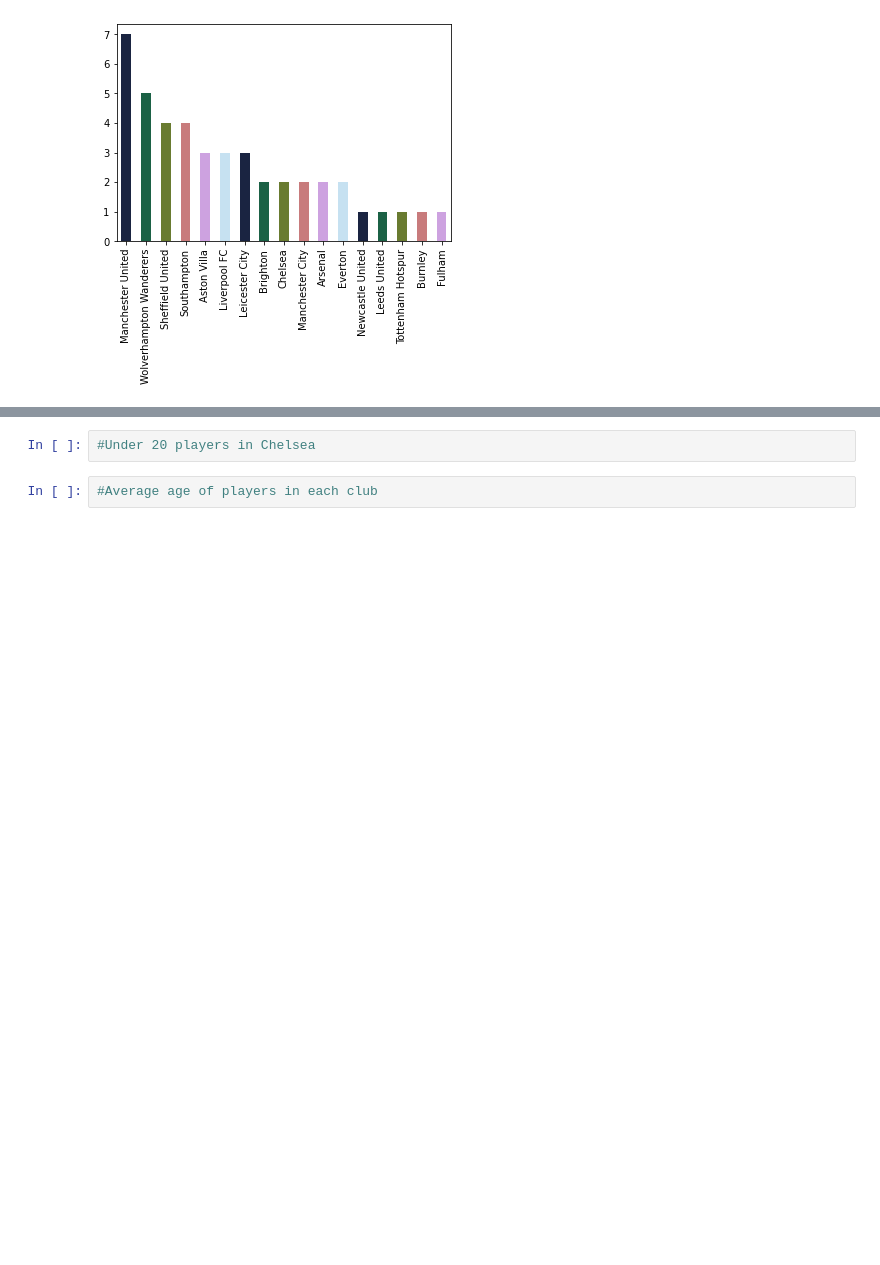
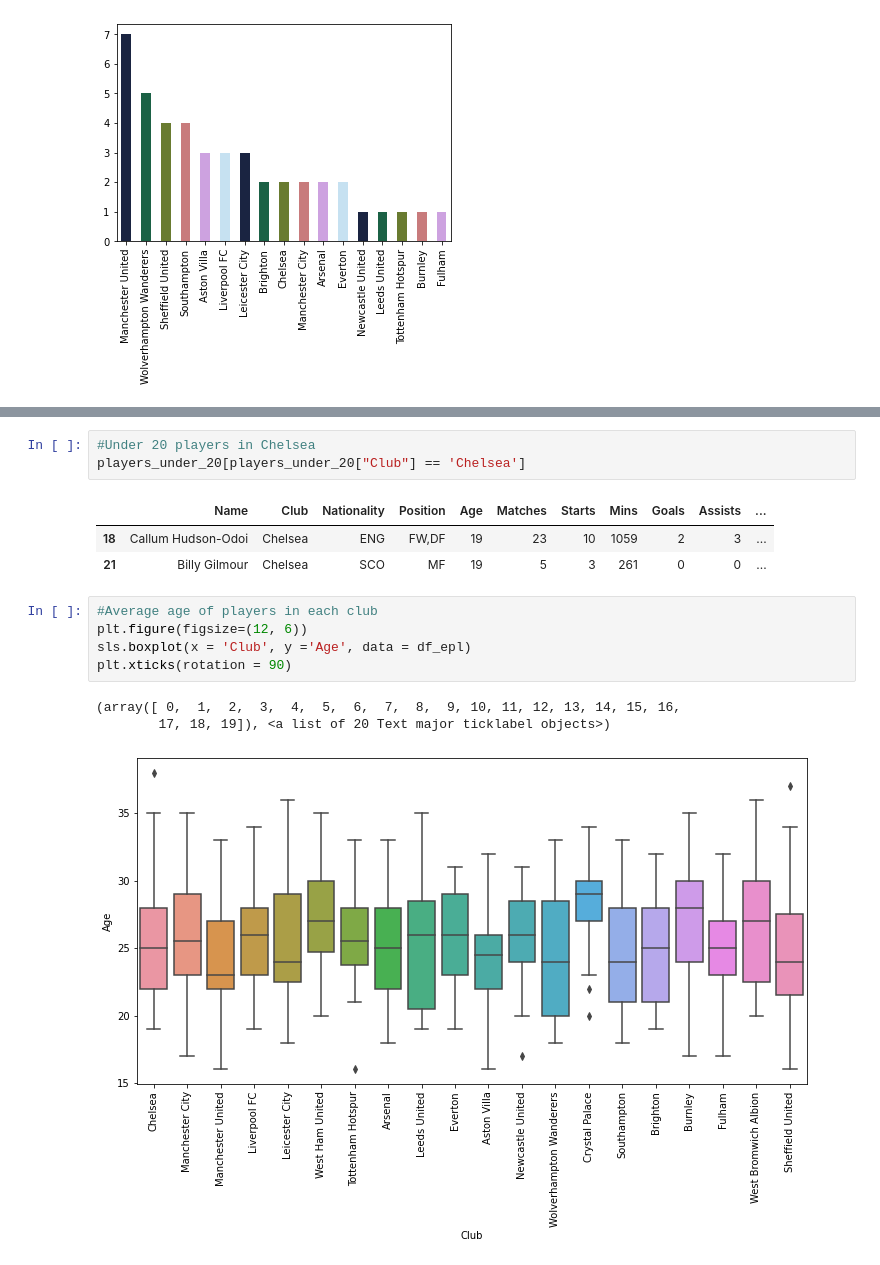
Before and after one commit to WashingtonRapul/EPL-2020-2021-Data-Ananlysis, a Jupyter notebook: EPL_20_21_Data_Analysis.ipynb, the cells around one changed output, grey strips where cells are left out. Saved outputs shown, nothing was run; the diff lists cells and outputs as text; blank space fills up the shorter version.

```diff
--- a/EPL_20_21_Data_Analysis.ipynb
+++ b/EPL_20_21_Data_Analysis.ipynb
@@ -201,4 +211,16 @@ players_under_20['Club'].value_counts().plot(kind = 'bar' , color = sls.color_pa
 # %%
 #Under 20 players in Chelsea
+players_under_20[players_under_20["Club"] == 'Chelsea']
+# %% [output]
+|  | Name | Club | Nationality | Position | Age | Matches | Starts | Mins | Goals | Assists | ... |
+| 18 | Callum Hudson-Odoi | Chelsea | ENG | FW,DF | 19 | 23 | 10 | 1059 | 2 | 3 | ... |
+| 21 | Billy Gilmour | Chelsea | SCO | MF | 19 | 5 | 3 | 261 | 0 | 0 | ... |
 # %%
 #Average age of players in each club
+plt.figure(figsize=(12, 6))
+sls.boxplot(x = 'Club', y ='Age', data = df_epl)
+plt.xticks(rotation = 90)
+# %% [output]
+(array([ 0,  1,  2,  3,  4,  5,  6,  7,  8,  9, 10, 11, 12, 13, 14, 15, 16,
+        17, 18, 19]), <a list of 20 Text major ticklabel objects>)
+[figure, added]
```
Also changed, not shown: parts of 2 cells of this notebook.
